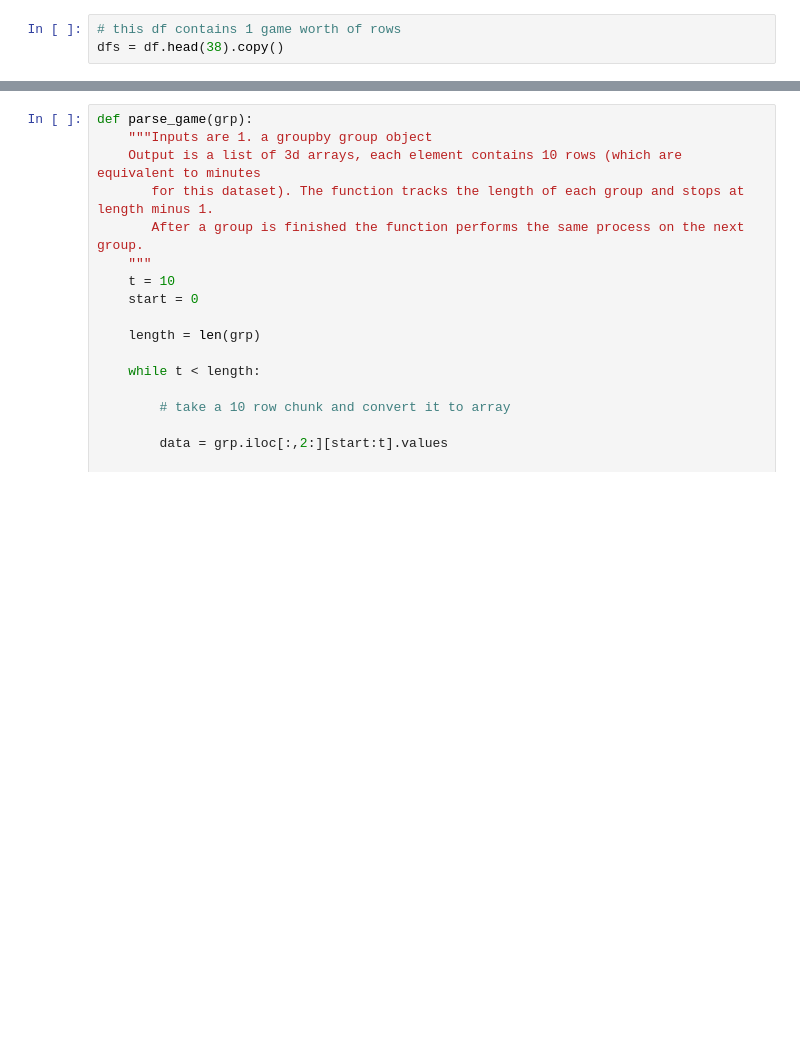
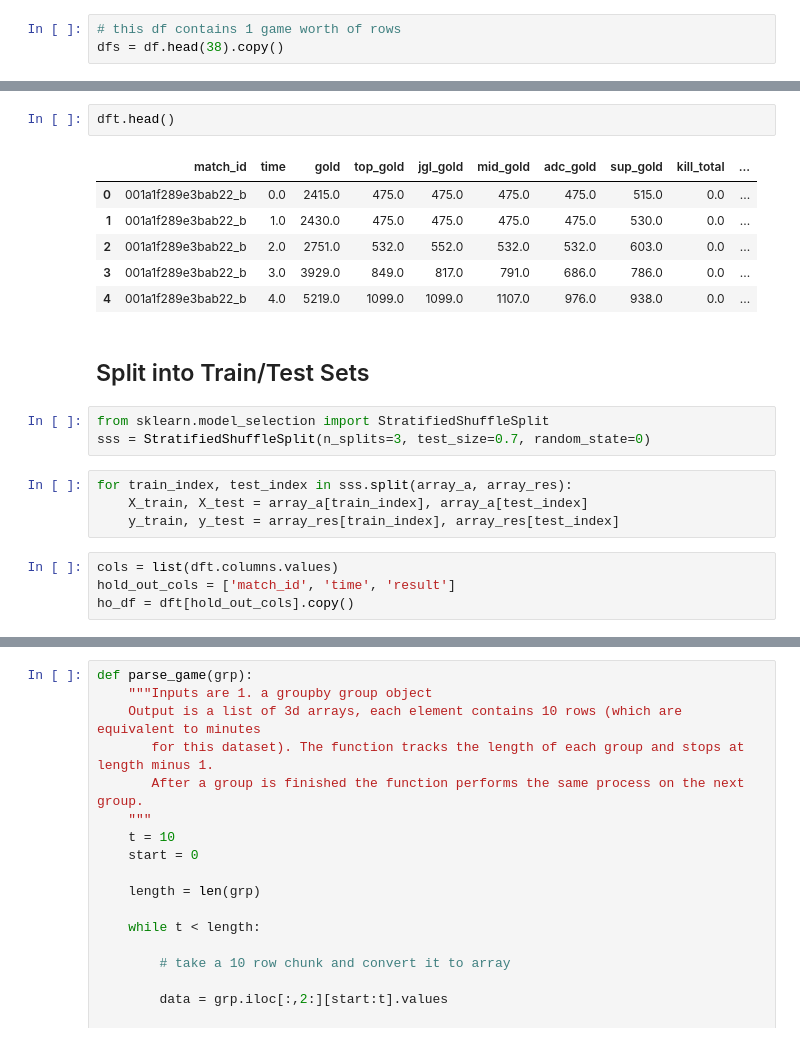
Before and after one commit to MPhillips55/Capstone_Project_2_League_of_Legends, a Jupyter notebook: Machine_Learning/data_formatting_for_neural_network.ipynb, the cells around one changed output, grey strips where cells are left out. Cells and saved outputs as stored; diff of their text form; blank space fills up the shorter version.

Commit message:
train test split

```diff
--- a/Machine_Learning/data_formatting_for_neural_network.ipynb
+++ b/Machine_Learning/data_formatting_for_neural_network.ipynb
@@ -62,0 +43,22 @@ dfs = df.head(38).copy()
+# %%
+dft.head()
+# %% [output]
+|  | match_id | time | gold | top_gold | jgl_gold | mid_gold | adc_gold | sup_gold | kill_total | ... |
+| 0 | 001a1f289e3bab22_b | 0.0 | 2415.0 | 475.0 | 475.0 | 475.0 | 475.0 | 515.0 | 0.0 | ... |
+| 1 | 001a1f289e3bab22_b | 1.0 | 2430.0 | 475.0 | 475.0 | 475.0 | 475.0 | 530.0 | 0.0 | ... |
+| 2 | 001a1f289e3bab22_b | 2.0 | 2751.0 | 532.0 | 552.0 | 532.0 | 532.0 | 603.0 | 0.0 | ... |
+| 3 | 001a1f289e3bab22_b | 3.0 | 3929.0 | 849.0 | 817.0 | 791.0 | 686.0 | 786.0 | 0.0 | ... |
+| 4 | 001a1f289e3bab22_b | 4.0 | 5219.0 | 1099.0 | 1099.0 | 1107.0 | 976.0 | 938.0 | 0.0 | ... |
+# %% [markdown]
+## Split into Train/Test Sets
+# %%
+from sklearn.model_selection import StratifiedShuffleSplit
+sss = StratifiedShuffleSplit(n_splits=3, test_size=0.7, random_state=0)
+# %%
+for train_index, test_index in sss.split(array_a, array_res):
+    X_train, X_test = array_a[train_index], array_a[test_index]
+    y_train, y_test = array_res[train_index], array_res[test_index]
+# %%
+cols = list(dft.columns.values)
+hold_out_cols = ['match_id', 'time', 'result']
+ho_df = dft[hold_out_cols].copy()
```
Also changed, not shown: parts of 23 cells of this notebook.
